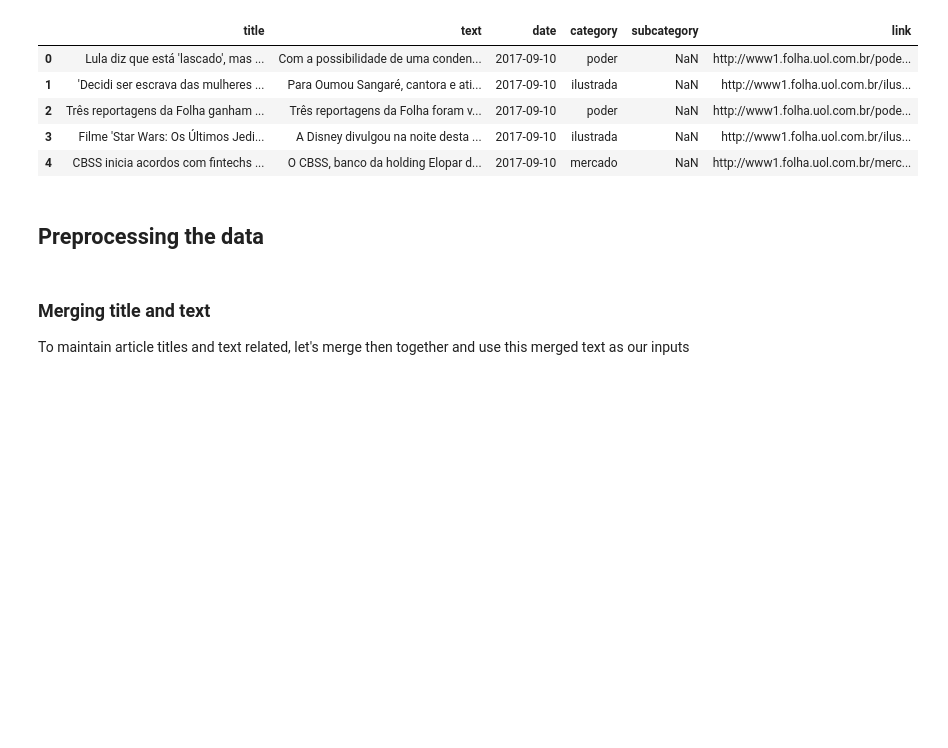
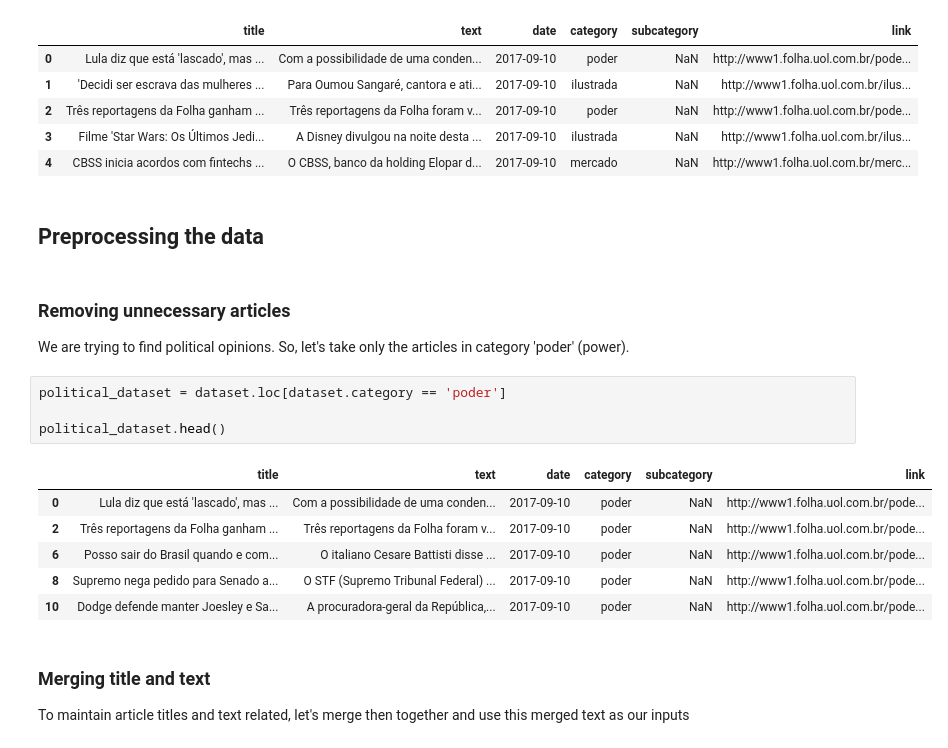
Before and after one commit to l-Leniac-l/news-analysis, a Jupyter notebook: News Analysis.ipynb, the cells around one changed output. Drawn from its saved outputs; the diff is of its cells as text; blank space fills up the shorter version.

```diff
--- a/News Analysis.ipynb
+++ b/News Analysis.ipynb
@@ -39,6 +58,21 @@ dataset.head()
 | 4 | CBSS inicia acordos com fintechs ... | O CBSS, banco da holding Elopar d... | 2017-09-10 | mercado | NaN | http://www1.folha.uol.com.br/merc... |
 # %% [markdown]
 ## Preprocessing the data
+# %% [markdown]
+### Removing unnecessary articles
+
+We are trying to find political opinions. So, let's take only the articles in category 'poder' (power).
+# %%
+political_dataset = dataset.loc[dataset.category == 'poder']
+
+political_dataset.head()
+# %% [output]
+|  | title | text | date | category | subcategory | link |
+| 0 | Lula diz que está 'lascado', mas ... | Com a possibilidade de uma conden... | 2017-09-10 | poder | NaN | http://www1.folha.uol.com.br/pode... |
+| 2 | Três reportagens da Folha ganham ... | Três reportagens da Folha foram v... | 2017-09-10 | poder | NaN | http://www1.folha.uol.com.br/pode... |
+| 6 | Posso sair do Brasil quando e com... | O italiano Cesare Battisti disse ... | 2017-09-10 | poder | NaN | http://www1.folha.uol.com.br/pode... |
+| 8 | Supremo nega pedido para Senado a... | O STF (Supremo Tribunal Federal) ... | 2017-09-10 | poder | NaN | http://www1.folha.uol.com.br/pode... |
+| 10 | Dodge defende manter Joesley e Sa... | A procuradora-geral da República,... | 2017-09-10 | poder | NaN | http://www1.folha.uol.com.br/pode... |
 # %% [markdown]
 ### Merging title and text
 To maintain article titles and text related, let's merge then together and use this merged text as our inputs
```
Also changed, not shown: parts of 35 cells of this notebook, 2 other files.
